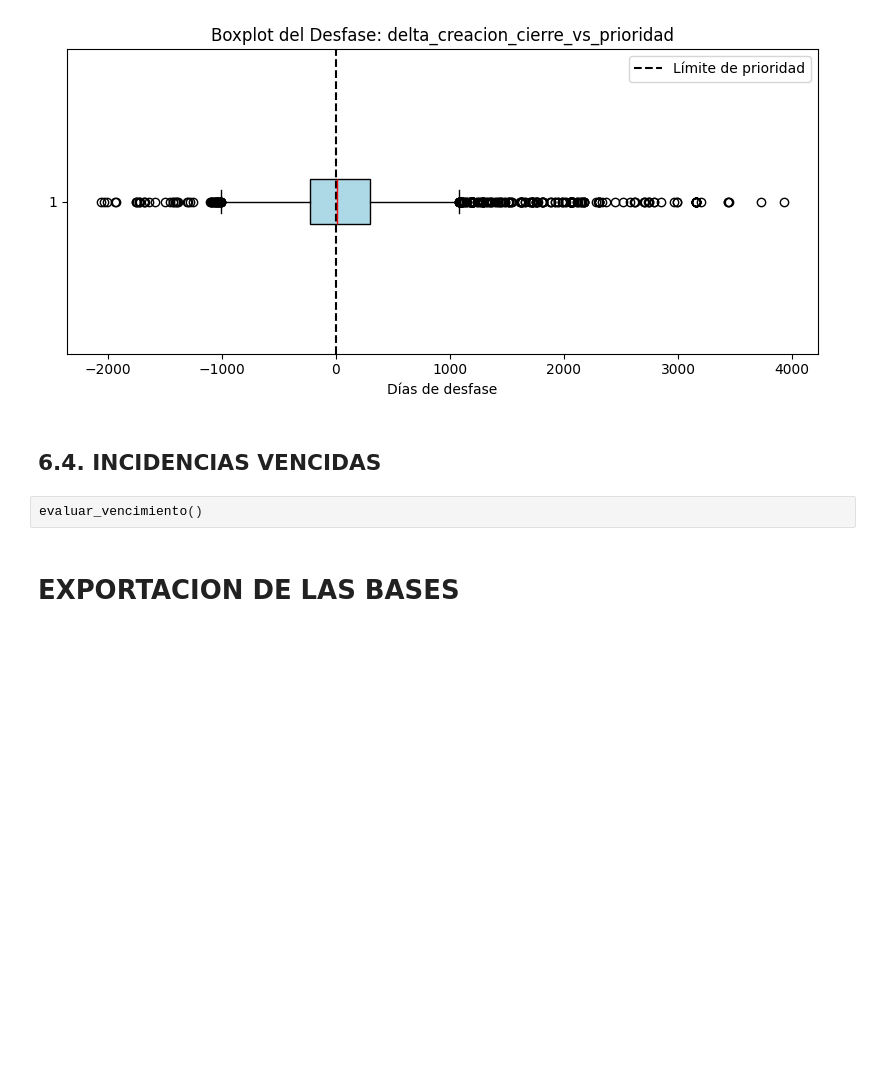
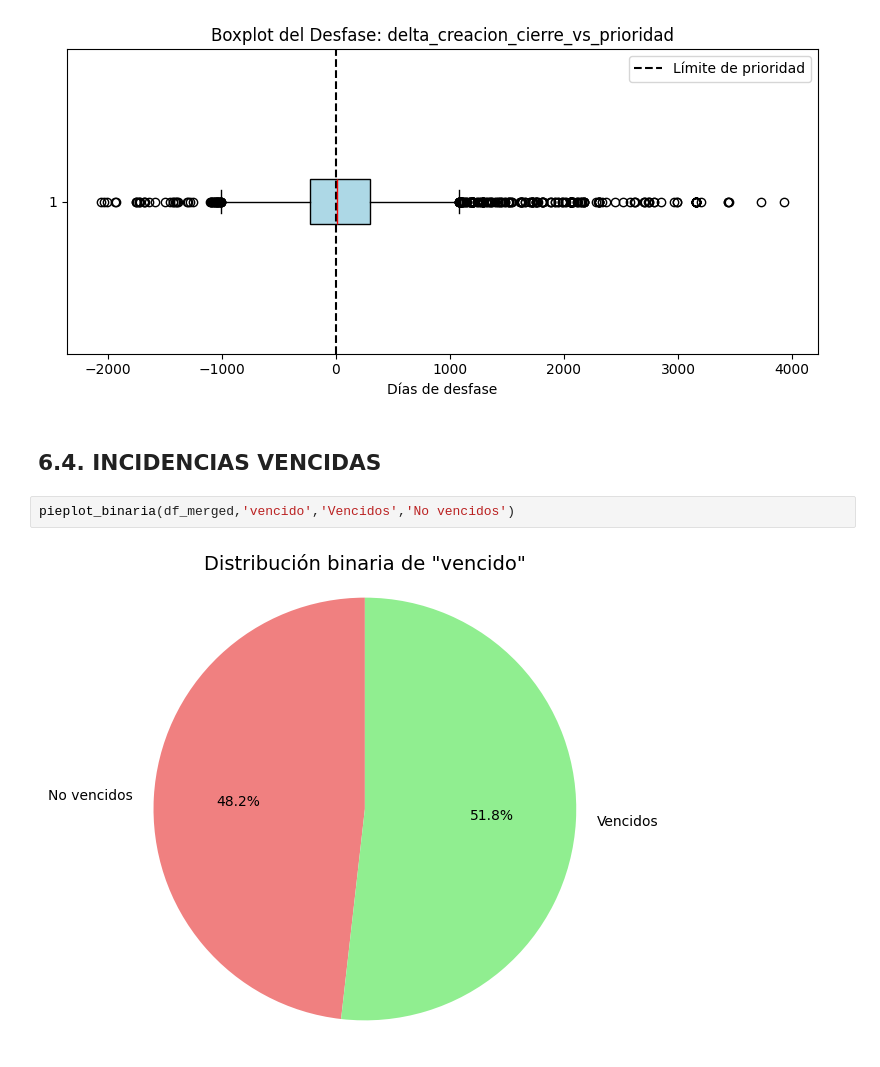
Before and after one commit to WMARBAR/CProgram_incidencias, a Jupyter notebook: constructor4_proyecto_II.ipynb, the cells around one changed output. Cells and saved outputs as stored; diff of their text form; blank space fills up the shorter version.

```diff
--- a/constructor4_proyecto_II.ipynb
+++ b/constructor4_proyecto_II.ipynb
@@ -1477,7 +1555,7 @@ boxplot_desfase(df_merged, 'delta_creacion_cierre_vs_prioridad')
 [figure]
 # %% [markdown]
 ## 6.4. INCIDENCIAS VENCIDAS
-# %%
-evaluar_vencimiento()
-# %% [markdown]
-# EXPORTACION DE LAS BASES
+# %%
+pieplot_binaria(df_merged,'vencido','Vencidos','No vencidos')
+# %% [output]
+[figure, added]
```
Also changed, not shown: parts of 9 cells of this notebook.
